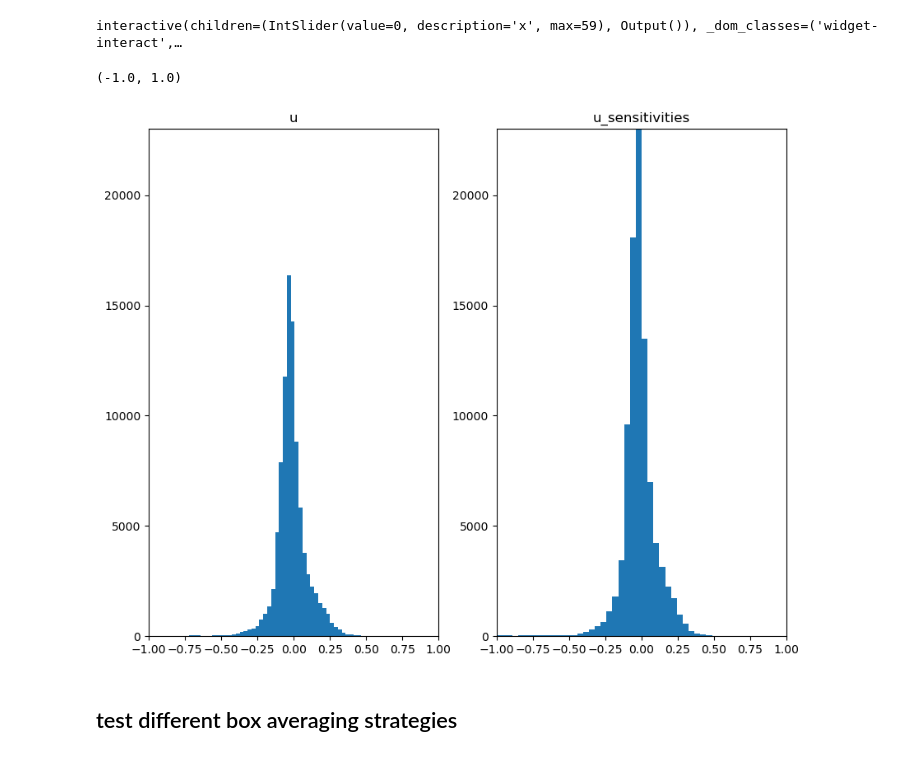
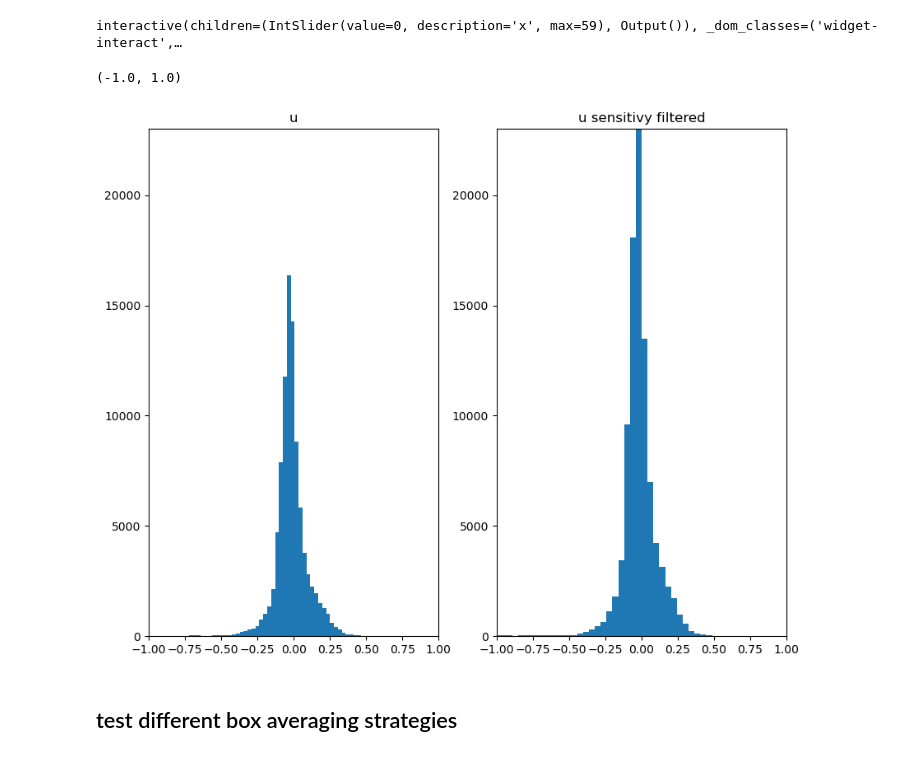
Before and after one commit to PiaaCaa/4DFlowNet, a Jupyter notebook: src/notebooks/experimental.ipynb, the cells around one changed output. Saved outputs shown, nothing was run; the diff lists cells and outputs as text; code cells hidden in the pictures.

```diff
--- a/src/notebooks/experimental.ipynb
+++ b/src/notebooks/experimental.ipynb
@@ -72,16 +72,16 @@ interactive(children=(IntSlider(value=0, description='x', max=59), Output()), _d
 # %%
 plt.subplot(1, 2, 1)
 plt.hist(u[np.where(u!=0)].flatten(), bins=100)
 plt.ylim(0, 23000)
 plt.xlim(-1, 1)
 plt.title('u')
 plt.subplot(1, 2, 2)
 plt.hist(u_sensitivities[np.where(u!=0)].flatten(), bins=100)
-plt.title('u_sensitivities')
+plt.title('u sensitivy filtered')
 plt.ylim(0, 23000)
 plt.xlim(-1, 1)
 # %% [output]
 (-1.0, 1.0)
-[figure, old version]
+[figure, new version]
 # %% [markdown]
 ## test different box averaging strategies
```
Also changed, not shown: parts of 3 cells of this notebook, 10 other files.
